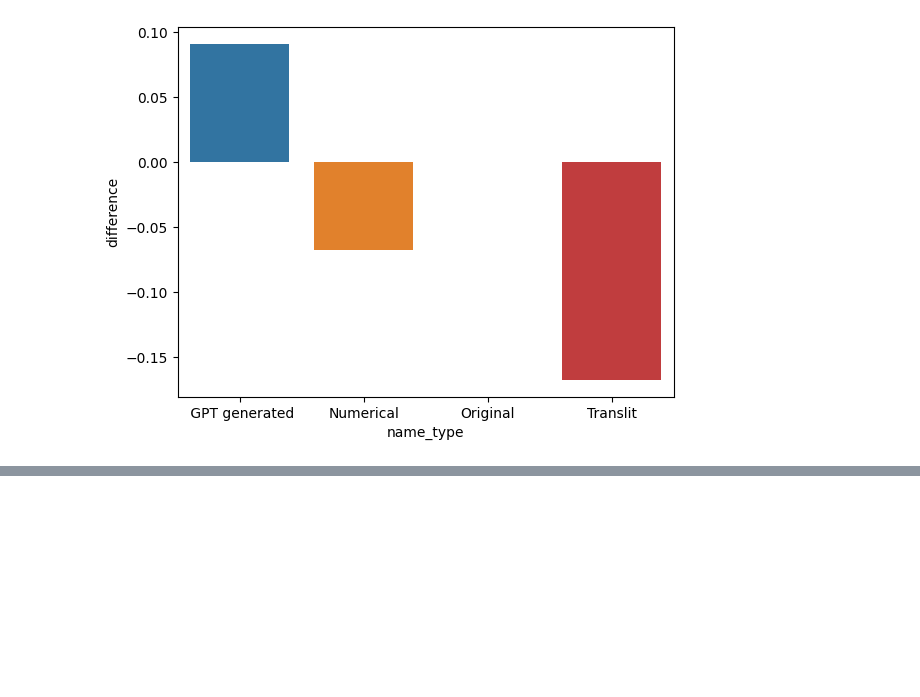
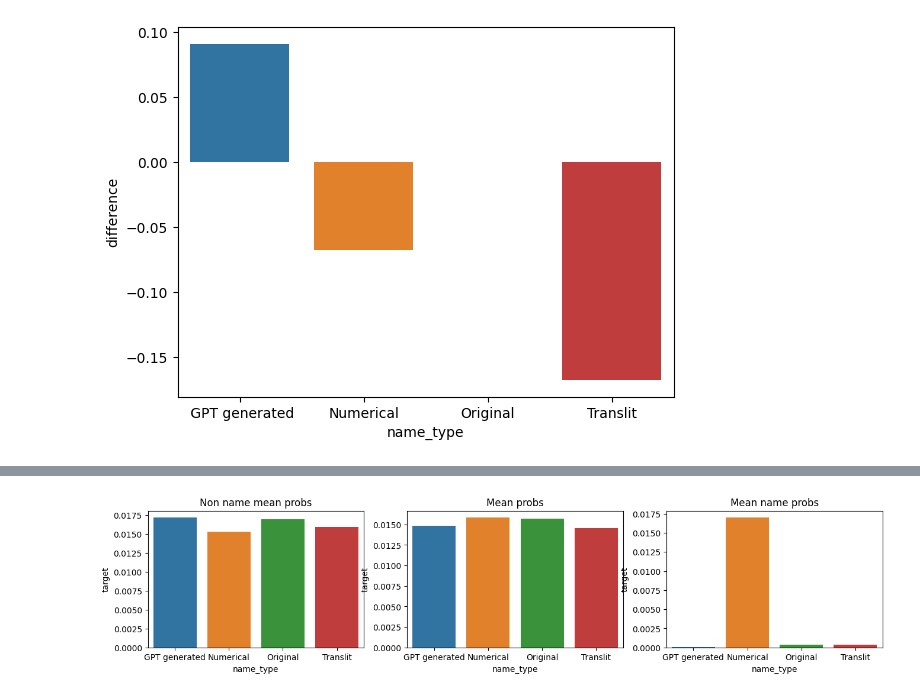
Before and after one commit to JetBrains-Research/effective-inference, a Jupyter notebook: notebooks/Untitled.ipynb, the cells around one changed output, grey strips where cells are left out. Cells and saved outputs as stored; diff of their text form; code cells hidden in the pictures; blank space fills up the shorter version.

```diff
--- a/notebooks/Untitled.ipynb
+++ b/notebooks/Untitled.ipynb
@@ -235,0 +285,31 @@ plt.show()
+# %%
+def mid_prob(x):
+    return x['probs'][x['ids_prompt'].index(32009)] if 32009 in x['ids_prompt'] else 0
+next_line['mid_prob']  = next_line.apply(lambda x:mid_prob(x), axis=1)
+# %%
+next_line['target'] = next_line['name_probs'].apply(np.mean)
+data1 = next_line.groupby('name_type')['target'].mean().reset_index()
+
+f, a = plt.subplots(1, 3, figsize=(16, 3))
+
+next_line['target'] = next_line['nonname_probs'].apply(np.mean)
+data = next_line.groupby('name_type')['target'].mean().reset_index()
+
+sns.barplot(x='name_type', y='target', data=data, ax=a[0])
+a[0].set_title('Non name mean probs')
+
+next_line['target'] = next_line['probs'].apply(np.mean)
+data = next_line.groupby('name_type')['target'].mean().reset_index()
+
+sns.barplot(x='name_type', y='target', data=data, ax=a[1])
+a[1].set_title('Mean probs')
+
+next_line['target'] = next_line['name_probs'].apply(np.mean)
+data = next_line.groupby('name_type')['target'].mean().reset_index()
+
+sns.barplot(x='name_type', y='target', data=data, ax=a[2])
+a[2].set_title('Mean name probs')
+# Showing the plot
+plt.show()
+# %% [output]
+[figure, added]
```
Also changed, not shown: parts of 21 cells of this notebook, 6 other files.
